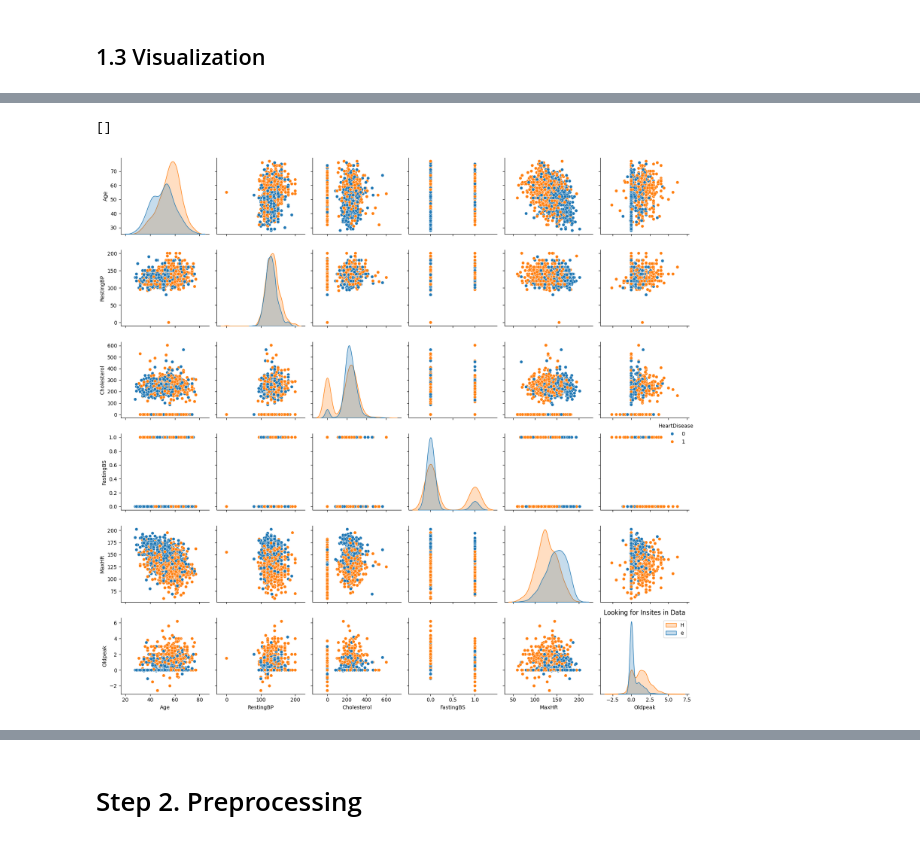
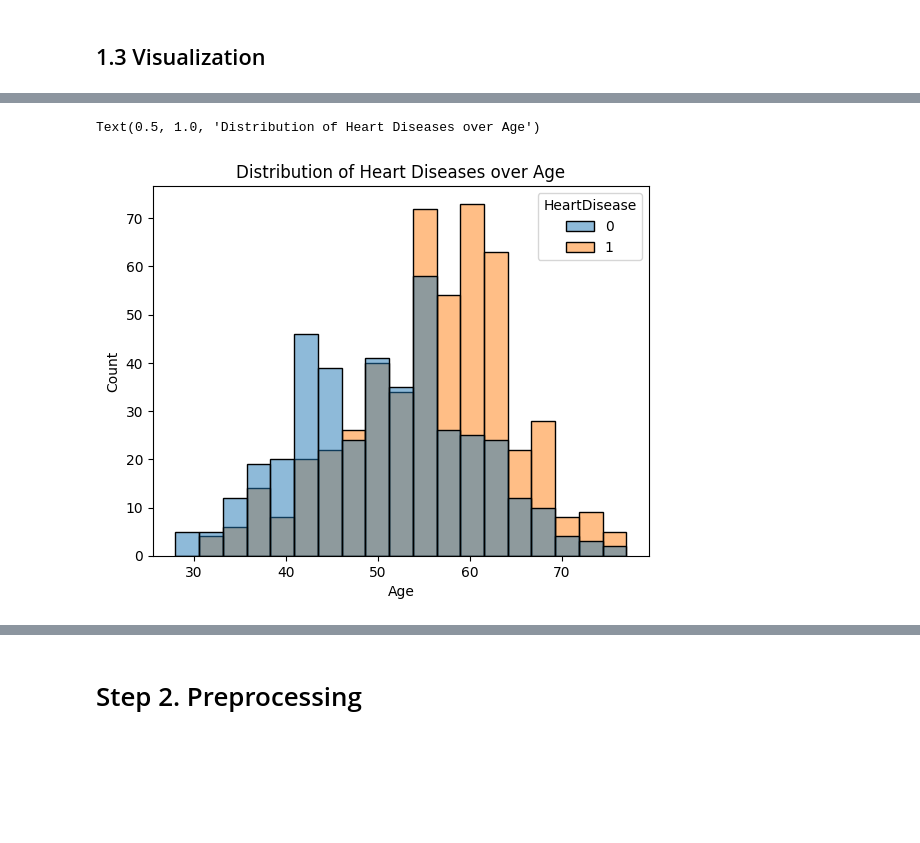
Before and after one commit to phamvutuyetanh/AI_Project, a Jupyter notebook: AI_Project.ipynb, the cells around one changed output, grey strips where cells are left out. Cells and saved outputs as stored; diff of their text form; code cells hidden in the pictures; blank space fills up the shorter version.

```diff
--- a/AI_Project.ipynb
+++ b/AI_Project.ipynb
@@ -152,5 +161,6 @@ fig.show()
 # %%
-fig = px.histogram(df, x="Age", color="HeartDisease", nbins=30,
-                   title="Distribution of Heart Diseases over Age",
-                   color_discrete_sequence=px.colors.qualitative.Safe)
-fig.show()
+sns.histplot(data = df ,x = 'Age', hue = 'HeartDisease')
+plt.title("Distribution of Heart Diseases over Age")
+# %% [output]
+Text(0.5, 1.0, 'Distribution of Heart Diseases over Age')
+[figure, added]
@@ -166,9 +166,0 @@ px.histogram(data_frame = df, x = 'ChestPainType', color = 'HeartDisease', title
-# %%
-sns.pairplot(df,hue="HeartDisease")
-plt.title("Looking for Insites in Data")
-plt.legend("HeartDisease")
-plt.tight_layout()
-plt.plot()
-# %% [output]
-[]
-[figure, removed]
```
Also changed, not shown: parts of 23 cells of this notebook, 1 other file.
